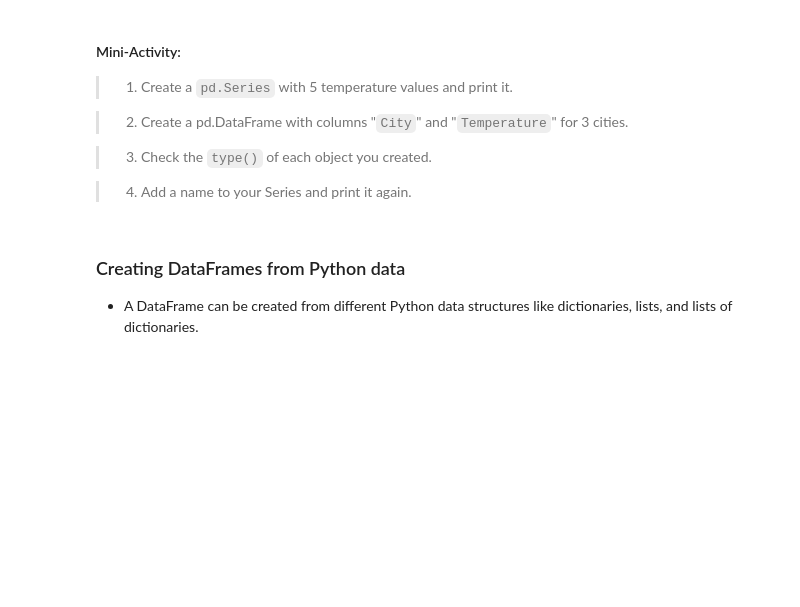
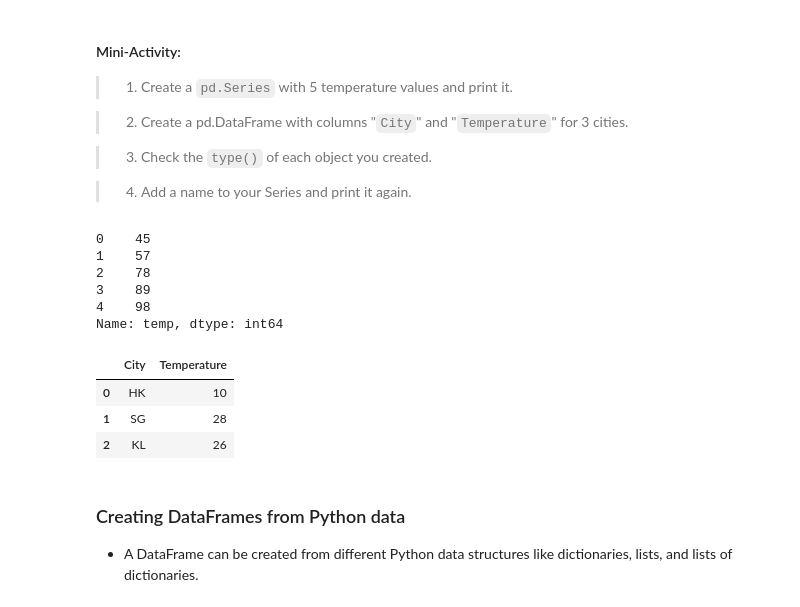
Before and after one commit to noorhzrh/Daily-Practice, a Jupyter notebook: Day 7/Pandas.ipynb, the cells around one changed output. Saved outputs shown, nothing was run; the diff lists cells and outputs as text; code cells hidden in the pictures; blank space fills up the shorter version.

```diff
--- a/Day 7/Pandas.ipynb
+++ b/Day 7/Pandas.ipynb
@@ -200,6 +205,31 @@ Type: <class 'pandas.core.frame.DataFrame'>
 > 3. Check the `type()` of each object you created.
 
 > 4. Add a name to your Series and print it again.
+# %%
+temp_series = pd.Series([45,57,78,89,98], name='temp')
+type(temp_series)
+temp_series
+# %% [output]
+0    45
+1    57
+2    78
+3    89
+4    98
+Name: temp, dtype: int64
+# %%
+cityTemp = {
+    'City': ['HK','SG','KL'],
+    'Temperature': [10,28,26]
+
+}
+
+cityTemp_df = pd.DataFrame(cityTemp)
+cityTemp_df
+# %% [output]
+|  | City | Temperature |
+| 0 | HK | 10 |
+| 1 | SG | 28 |
+| 2 | KL | 26 |
 # %% [markdown]
 ### Creating DataFrames from Python data
 
```
Also changed, not shown: parts of 9 cells of this notebook, 6 other files.
